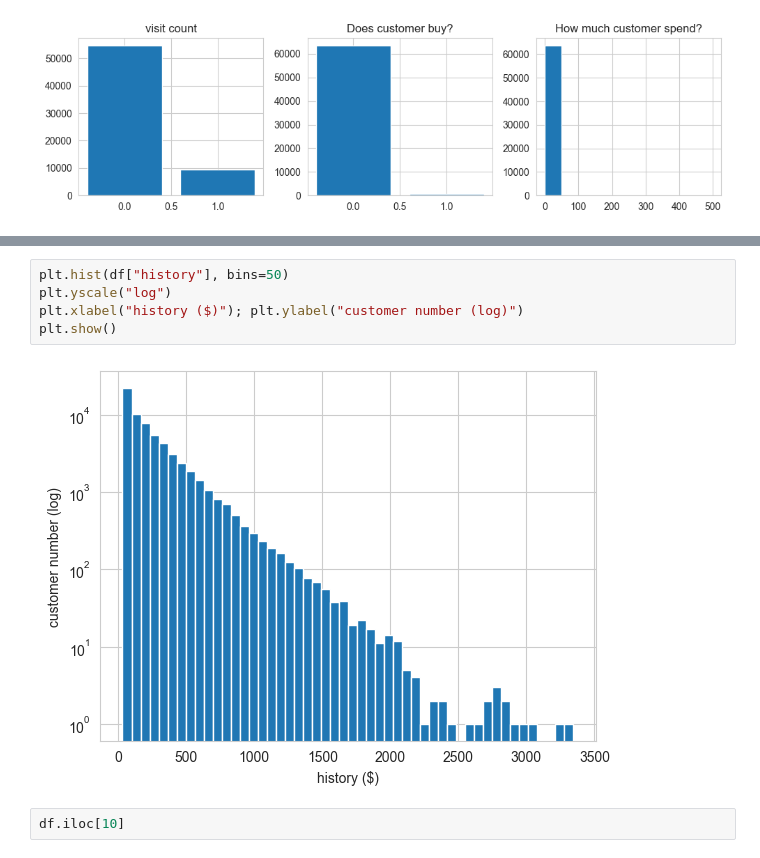
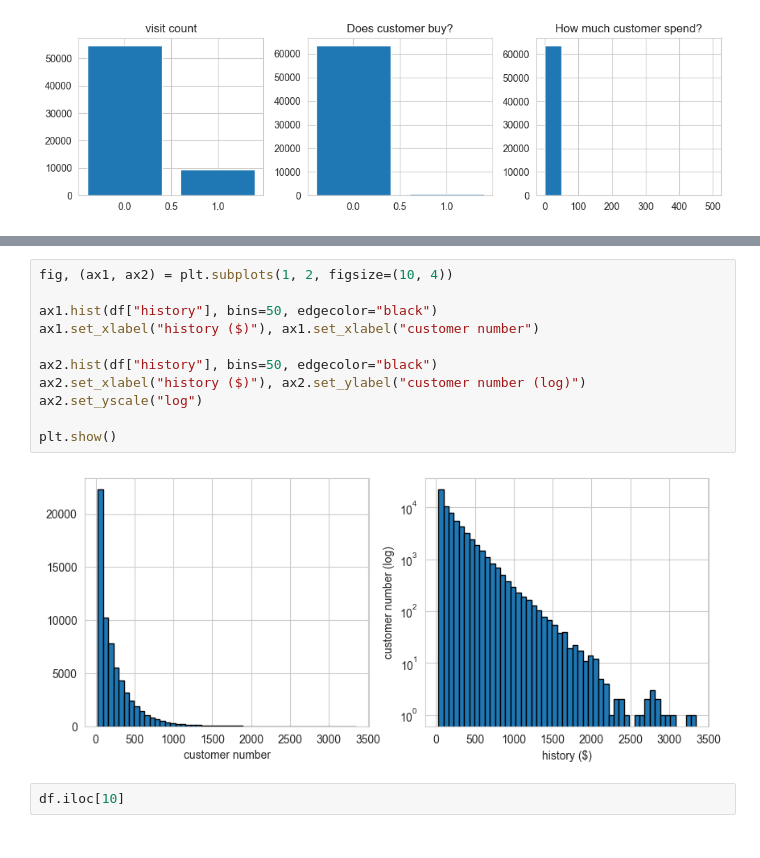
Before and after one commit to Fatemenamdar20/Project02-Customer-Analytics, a Jupyter notebook: Customer-Analytics.ipynb, the cells around one changed output, grey strips where cells are left out. Cells and saved outputs as stored; diff of their text form.

Commit message:
bar charts

```diff
--- a/Customer-Analytics.ipynb
+++ b/Customer-Analytics.ipynb
@@ -178,10 +169,16 @@ plt.show()
-# %%
-plt.hist(df["history"], bins=50)
-plt.yscale("log")
-plt.xlabel("history ($)"); plt.ylabel("customer number (log)")
-plt.show()
-# %% [output]
-[figure, removed]
+# %%
+fig, (ax1, ax2) = plt.subplots(1, 2, figsize=(10, 4))
+
+ax1.hist(df["history"], bins=50, edgecolor="black")
+ax1.set_xlabel("history ($)"), ax1.set_xlabel("customer number")
+
+ax2.hist(df["history"], bins=50, edgecolor="black")
+ax2.set_xlabel("history ($)"), ax2.set_ylabel("customer number (log)")
+ax2.set_yscale("log")
+
+plt.show()
+# %% [output]
+[figure, added]
 # %%
 df.iloc[10]
 # %% [output]
```
Also changed, not shown: parts of 3 cells of this notebook.
